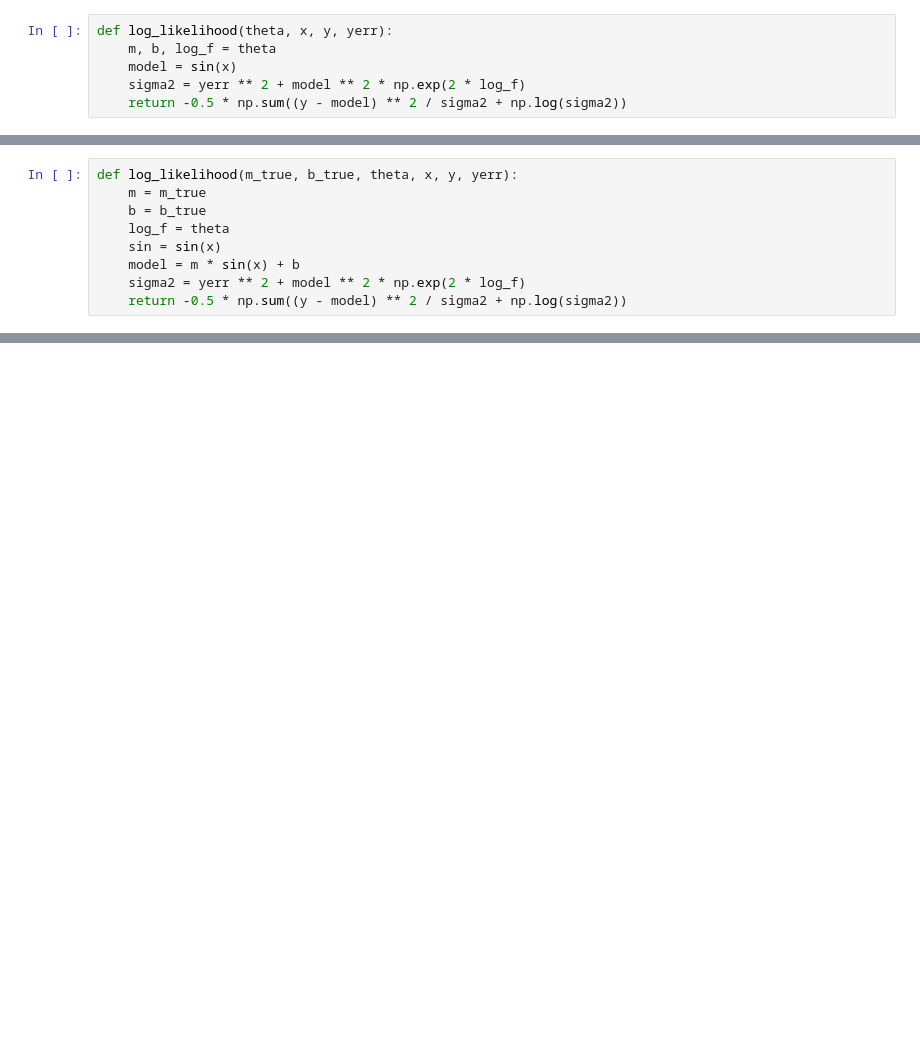
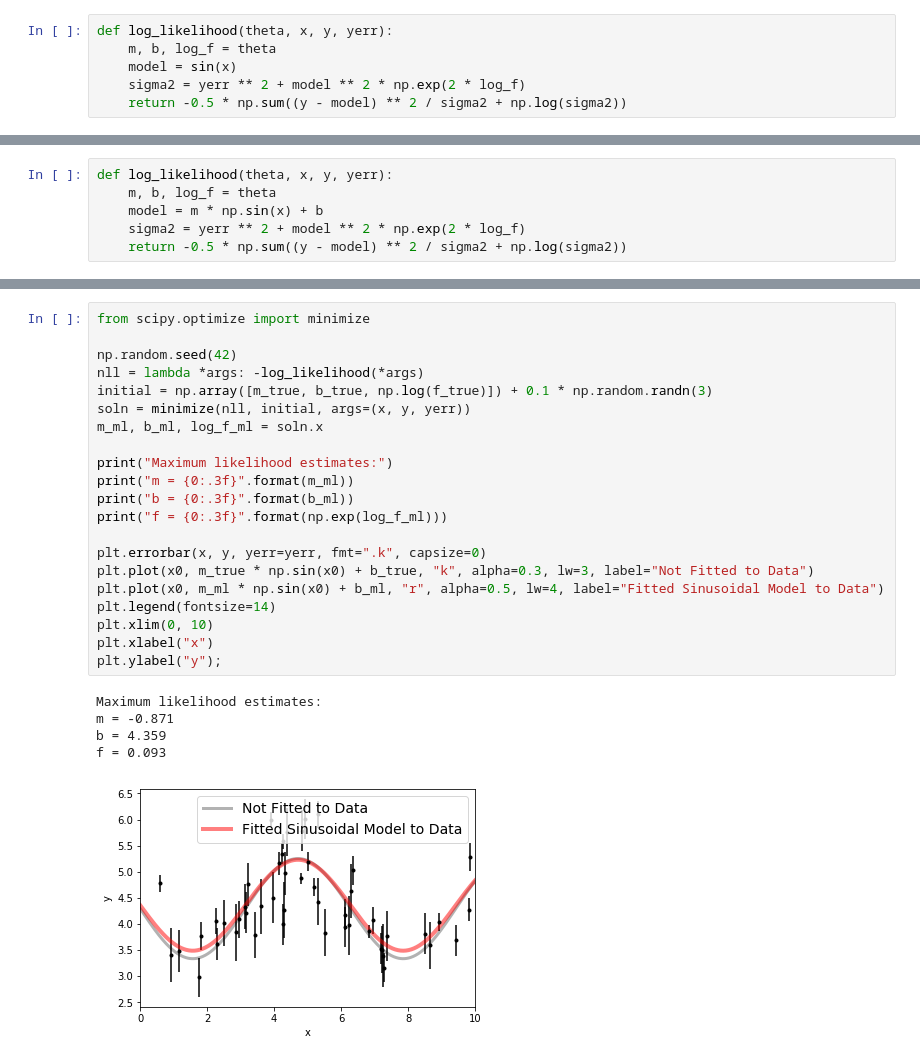
Before and after one commit to g-twombly/FSRI-Research, a Jupyter notebook: maximumLikelihoodEstimation.ipynb, the cells around one changed output, grey strips where cells are left out. Saved outputs shown, nothing was run; the diff lists cells and outputs as text; blank space fills up the shorter version.

```diff
--- a/maximumLikelihoodEstimation.ipynb
+++ b/maximumLikelihoodEstimation.ipynb
@@ -188,10 +174,7 @@ plt.ylabel("y");
 # %%
-def log_likelihood(m_true, b_true, theta, x, y, yerr):
-    m = m_true
-    b = b_true
-    log_f = theta
-    sin = sin(x)
-    model = m * sin(x) + b
+def log_likelihood(theta, x, y, yerr):
+    m, b, log_f = theta
+    model = m * np.sin(x) + b
     sigma2 = yerr ** 2 + model ** 2 * np.exp(2 * log_f)
     return -0.5 * np.sum((y - model) ** 2 / sigma2 + np.log(sigma2))
 # %%
@@ -224,0 +207,27 @@ NameError: name 'sin' is not defined
+# %%
+from scipy.optimize import minimize
+
+np.random.seed(42)
+nll = lambda *args: -log_likelihood(*args)
+initial = np.array([m_true, b_true, np.log(f_true)]) + 0.1 * np.random.randn(3)
+soln = minimize(nll, initial, args=(x, y, yerr))
+m_ml, b_ml, log_f_ml = soln.x
+
+print("Maximum likelihood estimates:")
+print("m = {0:.3f}".format(m_ml))
+print("b = {0:.3f}".format(b_ml))
+print("f = {0:.3f}".format(np.exp(log_f_ml)))
+
+plt.errorbar(x, y, yerr=yerr, fmt=".k", capsize=0)
+plt.plot(x0, m_true * np.sin(x0) + b_true, "k", alpha=0.3, lw=3, label="Not Fitted to Data")
+plt.plot(x0, m_ml * np.sin(x0) + b_ml, "r", alpha=0.5, lw=4, label="Fitted Sinusoidal Model to Data")
+plt.legend(fontsize=14)
+plt.xlim(0, 10)
+plt.xlabel("x")
+plt.ylabel("y");
+# %% [output]
+Maximum likelihood estimates:
+m = -0.871
+b = 4.359
+f = 0.093
+[figure, added]
```
Also changed, not shown: parts of 8 cells of this notebook, 1 other file.
